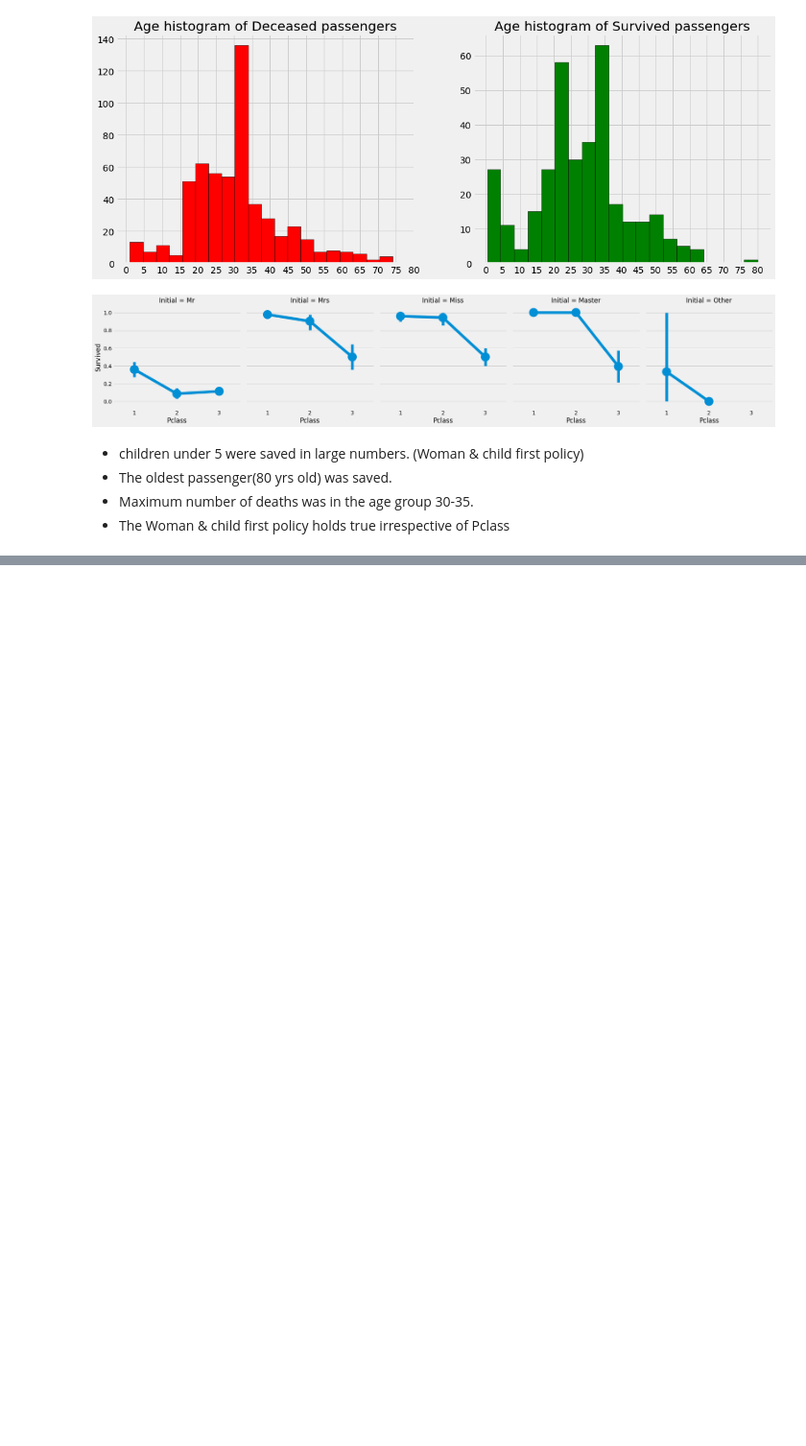
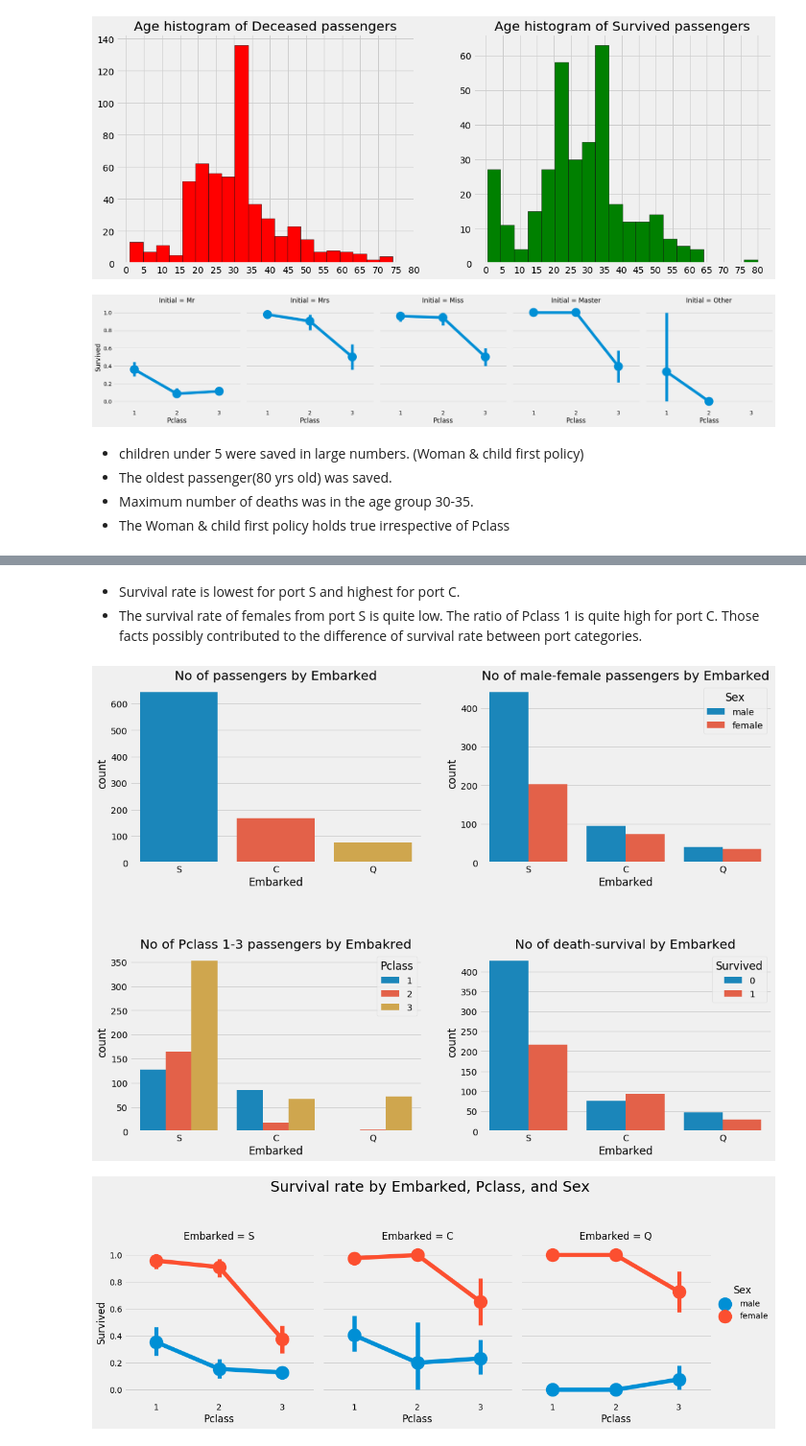
Before and after one commit to sam351/competitions, a Jupyter notebook: kaggle_titanic/200503_Titanic_study-01_EDA.ipynb, the cells around one changed output, grey strips where cells are left out. Shown at 96% size. Saved outputs shown, nothing was run; the diff lists cells and outputs as text; code cells hidden in the pictures; blank space fills up the shorter version.

```diff
--- a/kaggle_titanic/200503_Titanic_study-01_EDA.ipynb
+++ b/kaggle_titanic/200503_Titanic_study-01_EDA.ipynb
@@ -261,0 +285,31 @@ plt.show()
+# %% [markdown]
+- Survival rate is lowest for port S and highest for port C.
+- The survival rate of females from port S is quite low. The ratio of Pclass 1 is quite high for port C. Those facts possibly contributed to the difference of survival rate between port categories.
+# %%
+# Countplots
+fig, ax = plt.subplots(2, 2, figsize=(16, 12))
+ax = ax.ravel()
+
+sns.countplot(data.Embarked, ax=ax[0])
+ax[0].set_title('No of passengers by Embarked')
+
+sns.countplot(data.Embarked, hue=data.Sex, ax=ax[1])
+ax[1].set_title('No of male-female passengers by Embarked')
+
+sns.countplot(data.Embarked, hue=data.Pclass, ax=ax[2])
+ax[2].set_title('No of Pclass 1-3 passengers by Embakred')
+
+sns.countplot(data.Embarked, hue=data.Survived, ax=ax[3])
+ax[3].set_title('No of death-survival by Embarked')
+
+plt.subplots_adjust(wspace=0.2,hspace=0.5)
+plt.show()
+
+
+# Comparison between subgroups
+sns.catplot('Pclass', 'Survived', hue='Sex', col='Embarked', data=data, kind='point')
+plt.suptitle('Survival rate by Embarked, Pclass, and Sex', y=1.20, size=25)
+plt.show()
+# %% [output]
+[figure, added]
+[figure, added]
```
Also changed, not shown: parts of 5 cells of this notebook.
